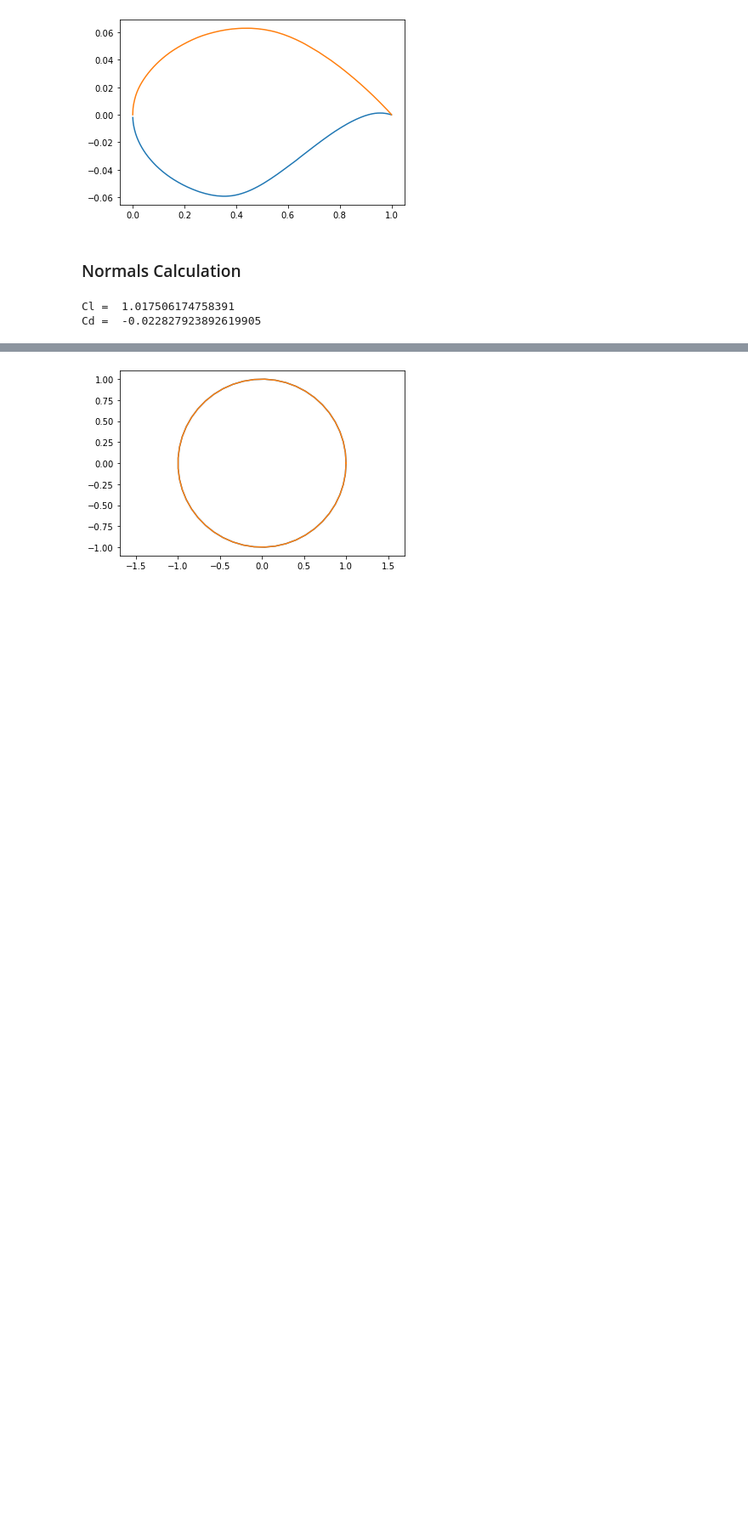
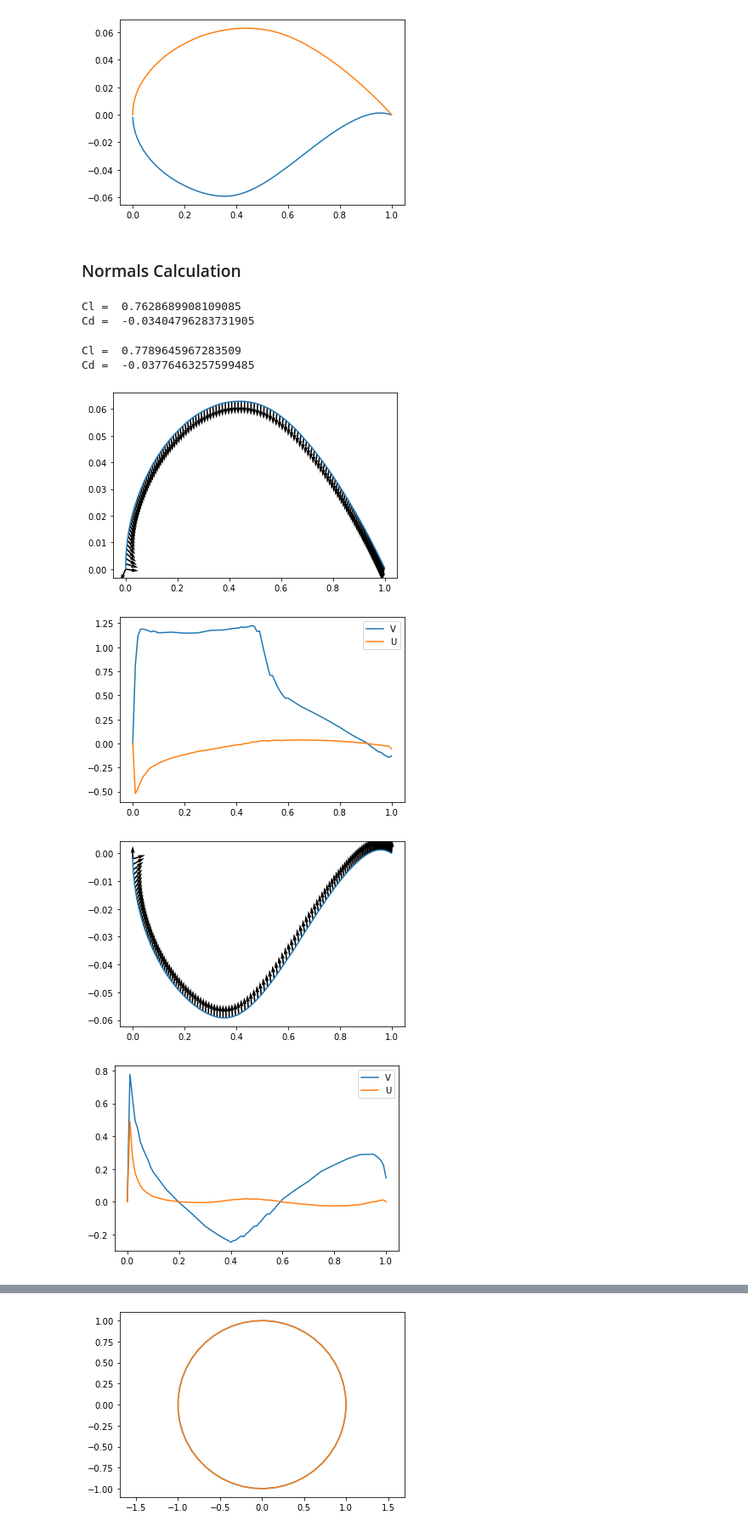
Before and after one commit to KonstantinosRekoumis/CFD_CNN_Diploma-Thesis, a Jupyter notebook: Optimizer/optim.ipynb, the cells around one changed output, grey strips where cells are left out. Shown: that part at 85% size. Saved outputs shown, nothing was run; the diff lists cells and outputs as text; code cells hidden in the pictures; blank space fills up the shorter version.

```diff
--- a/Optimizer/optim.ipynb
+++ b/Optimizer/optim.ipynb
@@ -36,7 +40,7 @@ plt.plot(geom[0][:,0],geom[0][:,1])
 # %% [markdown]
 ### Normals Calculation
 # %%
-def normals2D(geom,flip_n = False):
+def normals2D(geom,flip_n = False,show_norms = False):
     eta = np.ndarray((len(geom)-1,2))
 
     for i in range(len(geom)-1):
@@ -49,17 +53,15 @@ def normals2D(geom,flip_n = False):
         eta[i,0] = yba/nrm2
         eta[i,1] = -xba/nrm2
 
+    if show_norms:
+        fig, ax = plt.subplots()
+        ax.plot(geom[0:-2,0],geom[0:-2,1])
+        ax.quiver(geom[0:-2,0],geom[0:-2,1],eta[:,0],eta[:,1])
     return eta
 
 
-def partials2D(Cp,geom,flip_norm = True,show_norms = False):
-    eta = normals2D(geom,flip_n=flip_norm)
-
-    if show_norms:
-        l = len(eta)
-        fig, ax = plt.subplots()
-        ax.plot(geom[0:-2,0],geom[0:-2,1])
-        ax.quiver(geom[0:-2,0],geom[0:-2,1],eta[:,0],eta[:,1])
+def partials2D(Cp,geom,flip_norm = True,show_norms = False, show_partials = False):
+    eta = normals2D(geom,flip_n=flip_norm,show_norms = show_norms)
 
     xClCd = np.ndarray((len(Cp),3))
 
@@ -71,18 +73,43 @@ def partials2D(Cp,geom,flip_norm = True,show_norms = False):
                 xClCd[i,2] = eta[j,0]*Cp[i,1]
                 break
 
+    if show_partials:
+        fig, ax = plt.subplots()
+        ax.plot(xClCd[:,0],xClCd[:,1], label = "V")
+        ax.plot(xClCd[:,0],xClCd[:,2], label = "U")
+        ax.legend()
+
     return xClCd
 
-def calc2D(Cpup,Cpdwn,geom,show_norms = False):
-    Up = partials2D(Cpup,geom[0],flip_norm = False,show_norms=show_norms)
-    Dn = partials2D(Cpdwn,geom[1],flip_norm = True,show_norms=show_norms)
-    Cl  = -simps(Up[:,0],Up[:,1])+simps(Dn[:,0],Dn[:,1]) #invert y-axis to match the global axis
-    Cd  = simps(Up[:,0],Up[:,2])+simps(Dn[:,0],Dn[:,2])
+def calc2D(Cpup,Cpdwn,geom,show_norms = False, show_partials = False, integral = simps):
+    Up = partials2D(Cpup,geom[0],flip_norm = False,show_norms=show_norms,show_partials=show_partials)
+    Dn = partials2D(Cpdwn,geom[1],flip_norm = True,show_norms=show_norms,show_partials=show_partials)
+    Cl  = integral(Up[:,1],x=Up[:,0])+integral(Dn[:,1],x=Dn[:,0]) #invert y-axis to match the global axis
+    Cd  = integral(Up[:,2],x=Up[:,0])+integral(Dn[:,2],x=Dn[:,0])
     return Cl,Cd
 
 Cl,Cd = calc2D(RESup,RESdwn,geom)
 print("Cl = ", Cl)
 print("Cd = ", Cd)
 # %% [output]
-Cl =  1.017506174758391
-Cd =  -0.022827923892619905
+Cl =  0.7628689908109085
+Cd =  -0.03404796283731905
+# %%
+Cpup,Cpdwn = Main.NN_eval(NN_path,"./Optimizer/temp.png")
+Cl,Cd = calc2D(Cpup,Cpdwn,geom,show_norms=True,show_partials=True)
+print("Cl = ", Cl)
+print("Cd = ", Cd)
+fig1,ax = plt.subplots()
+# ax.plot(Cpup[:,0],Cpup[:,1])
+# ax.plot(Cpdwn[:,0],Cpdwn[:,1])
+# ax.plot(CpupR[:,0],CpupR[:,1])
+# ax.plot(CpdwnR[:,0],CpdwnR[:,1])
+# ax.plot(Cpdwn[:,0],Cpdwn[:,1]-CpdwnR[:,1])
+# ax.plot(Cpup[:,0],Cpup[:,1]-CpupR[:,1])
+# %% [output]
+Cl =  0.7789645967283509
+Cd =  -0.03776463257599485
+[figure, added]
+[figure, added]
+[figure, added]
+[figure, added]
```
Also changed, not shown: parts of 11 cells of this notebook, 6 other files.
